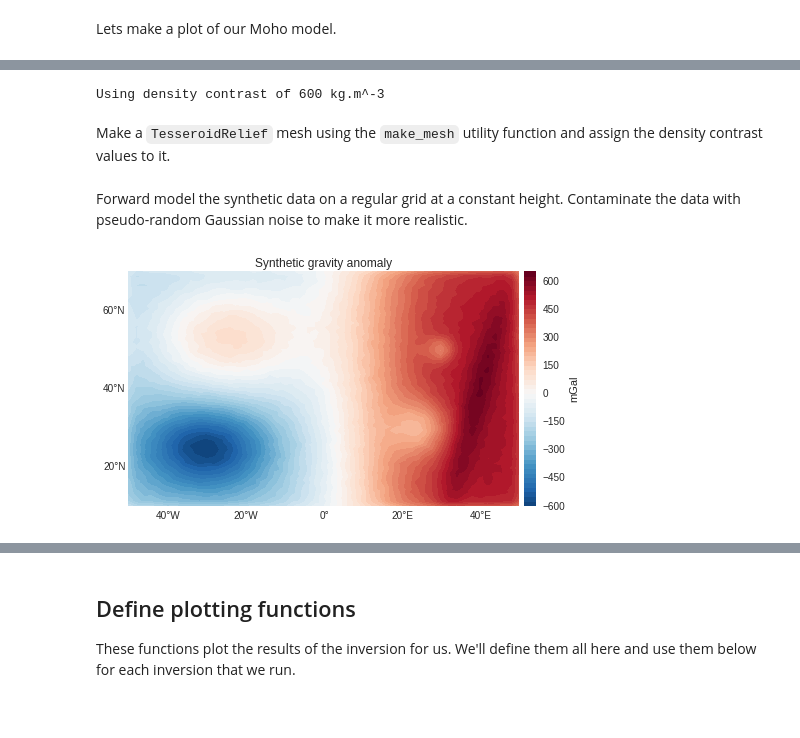
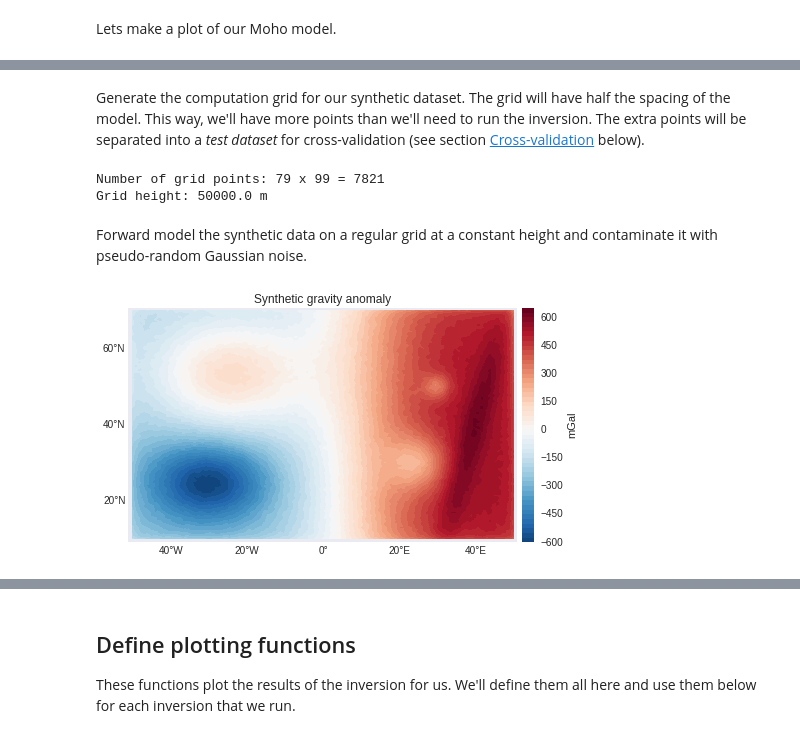
Before and after one commit to pinga-lab/paper-moho-inversion-tesseroids, a Jupyter notebook: notebooks/synthetic-steepest-vs-newton.ipynb, the cells around one changed output, grey strips where cells are left out. Saved outputs shown, nothing was run; the diff lists cells and outputs as text; code cells hidden in the pictures.

```diff
--- a/notebooks/synthetic-steepest-vs-newton.ipynb
+++ b/notebooks/synthetic-steepest-vs-newton.ipynb
@@ -104,0 +117,2 @@ relief = (
+# %%
+model = generate_model()
@@ -106,7 +124,7 @@ relief = (
 Lets make a plot of our Moho model.
 # %%
 bm = Basemap(projection='cyl',
-             llcrnrlon=area[2], urcrnrlon=area[3], llcrnrlat=area[0], urcrnrlat=area[1],
-             lon_0=0.5*(area[2] + area[3]), lat_0=0.5*(area[1] + area[0]),
+             llcrnrlon=model.area[2], urcrnrlon=model.area[3],
+             llcrnrlat=model.area[0], urcrnrlat=model.area[1],
              resolution='c')
 # %%
@@ -128,10 +141,0 @@ Now, we need to assign a density contrast to our model.  We'll assume a homogene
-# %%
-density_contrast = 600
-print("Using density contrast of {} kg.m^-3".format(density_contrast))
-density = density_contrast*np.ones_like(relief)
-# The density contrast is negative if the relief is below the reference
-density[relief < reference] *= -1
-# %% [output]
-Using density contrast of 600 kg.m^-3
-# %% [markdown]
-Make a `TesseroidRelief` mesh using the `make_mesh` utility function and assign the density contrast values to it.
@@ -141,18 +142,32 @@ model.addprop('density', density)
+# %% [markdown]
+Generate the computation grid for our synthetic dataset. The grid will have half the spacing of the model. This way, we'll have more points than we'll need to run the inversion. The extra points will be separated into a *test dataset* for cross-validation (see section [Cross-validation](#Cross-validation) below).
+# %%
+# clon and clat are the coordinates of the center of each model cell
+area = [model.clat.min(), model.clat.max(), model.clon.min(), model.clon.max()]
+# Increase the shape to have half the grid spacing
+full_shape = [s*2 - 1 for s in model.shape]
+grid_height = 50e3
+full_lat, full_lon, full_height = gridder.regular(area, full_shape, z=grid_height)
+print('Number of grid points: {} x {} = {}'.format(full_shape[0], full_shape[1], full_shape[0]*full_shape[1]))
+print('Grid height: {} m'.format(grid_height))
+# %% [output]
+Number of grid points: 79 x 99 = 7821
+Grid height: 50000.0 m
 # %% [markdown]
-Forward model the synthetic data on a regular grid at a constant height. Contaminate the data with pseudo-random Gaussian noise to make it more realistic.
+Forward model the synthetic data on a regular grid at a constant height and contaminate it with pseudo-random Gaussian noise.
 # %%
-gz = tesseroid.gz(lon, lat, h, model, njobs=ncpu)
-gz = utils.contaminate(gz, 5, seed=0)
+full_data_noisefree = tesseroid.gz(full_lon, full_lat, full_height, model, njobs=ncpu)
+full_data = utils.contaminate(full_data_noisefree, 5, seed=0)
 # %%
-x, y = bm(lon, lat)
+x, y = bm(full_lon, full_lat)
 
 plt.figure(figsize=(7, 3.5))
 plt.title('Synthetic gravity anomaly')
-ranges = np.abs([gz.max(), gz.min()]).max()
-bm.contourf(lon, lat, gz, 50, cmap='RdBu_r', tri=True, vmin=-ranges, vmax=ranges)
+ranges = np.abs([full_data.max(), full_data.min()]).max()
+bm.contourf(x, y, full_data, 50, cmap='RdBu_r', tri=True, vmin=-ranges, vmax=ranges)
 plt.colorbar(pad=0.01).set_label('mGal')
 bm.drawmeridians(np.arange(-40, 45, 20), labels=[0, 0, 0, 1], linewidth=0)
 bm.drawparallels(np.arange(20, 65, 20), labels=[1, 0, 0, 0], linewidth=0)
 plt.tight_layout(pad=0)
 # %% [output]
-[figure, old version]
+[figure, new version]
```
Also changed, not shown: parts of 63 cells of this notebook.
